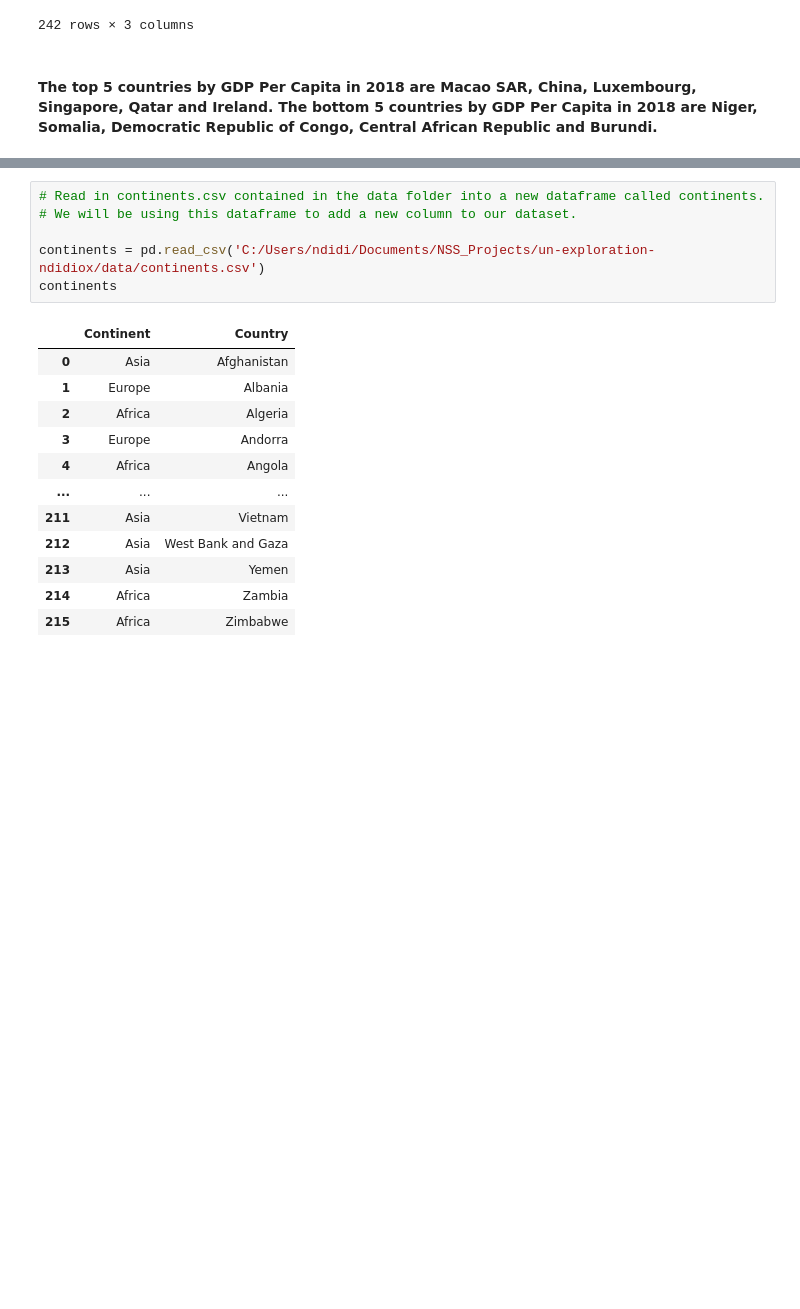
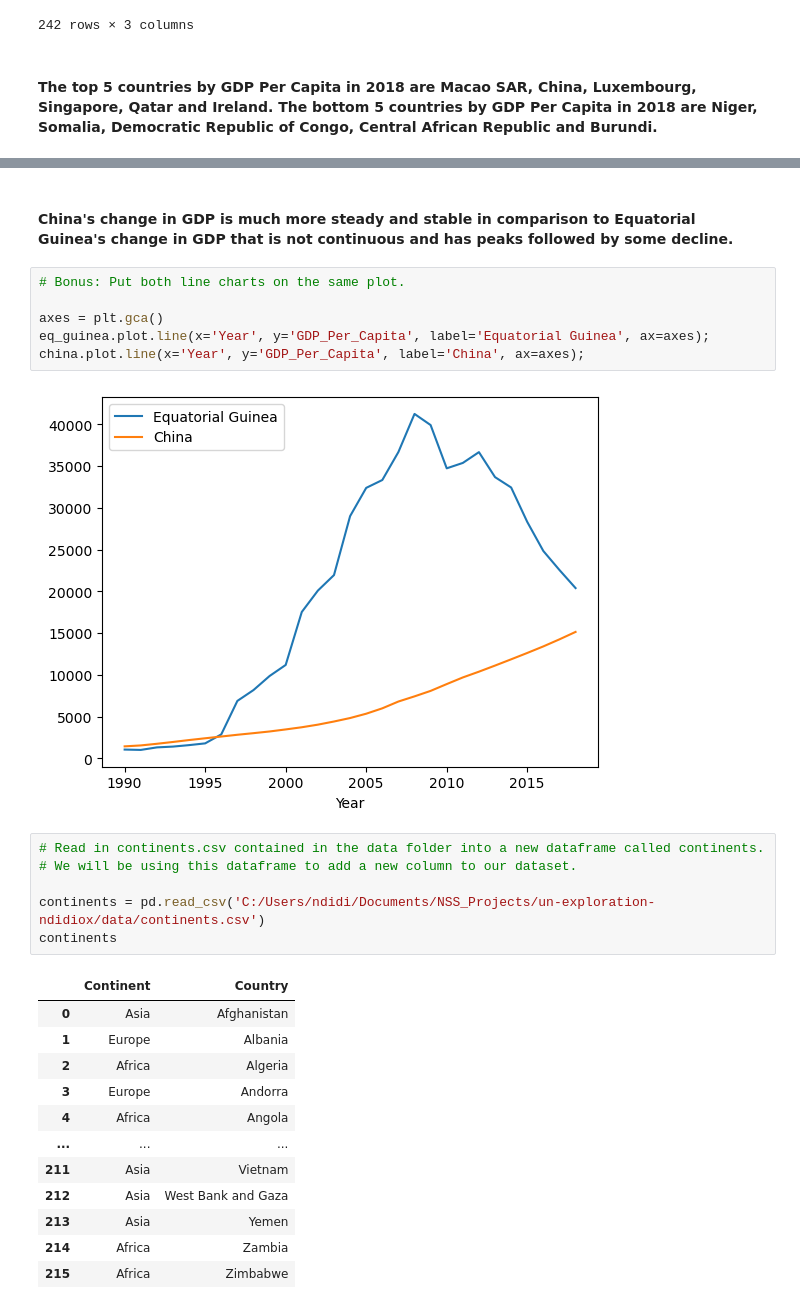
Before and after one commit to nss-data-science-cohort-7/un-exploration-ndidiox, a Jupyter notebook: notebooks/UN_Data_Exploration.ipynb, the cells around one changed output, grey strips where cells are left out. Saved outputs shown, nothing was run; the diff lists cells and outputs as text; blank space fills up the shorter version.

```diff
--- a/notebooks/UN_Data_Exploration.ipynb
+++ b/notebooks/UN_Data_Exploration.ipynb
@@ -273,3 +312,13 @@ Bonus: Put both line charts on the same plot.
+# %% [markdown]
+#### China's change in GDP is much more steady and stable in comparison to Equatorial Guinea's change in GDP that is not continuous and has peaks followed by some decline.
+# %%
+# Bonus: Put both line charts on the same plot.
+
+axes = plt.gca()
+eq_guinea.plot.line(x='Year', y='GDP_Per_Capita', label='Equatorial Guinea', ax=axes);
+china.plot.line(x='Year', y='GDP_Per_Capita', label='China', ax=axes);
+# %% [output]
+[figure, added]
 # %%
 # Read in continents.csv contained in the data folder into a new dataframe called continents.
 # We will be using this dataframe to add a new column to our dataset.
```
Also changed, not shown: parts of 13 cells of this notebook.
